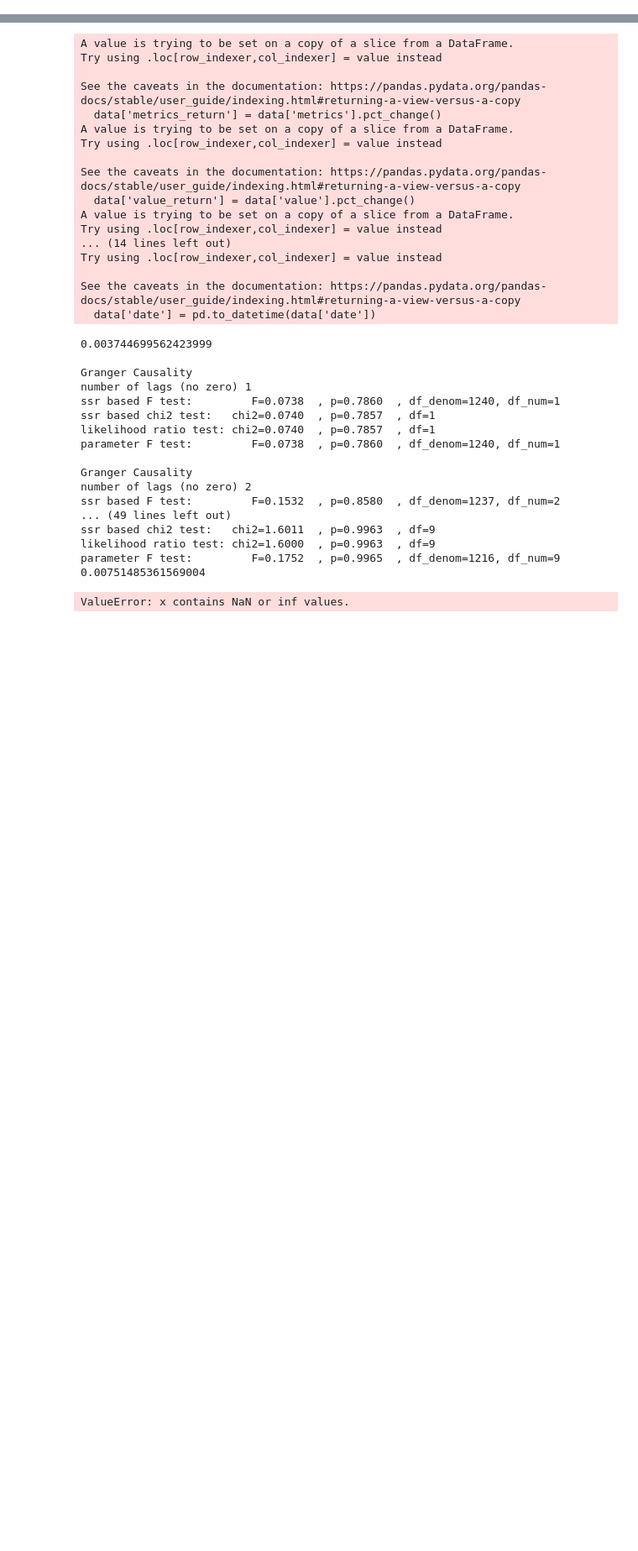
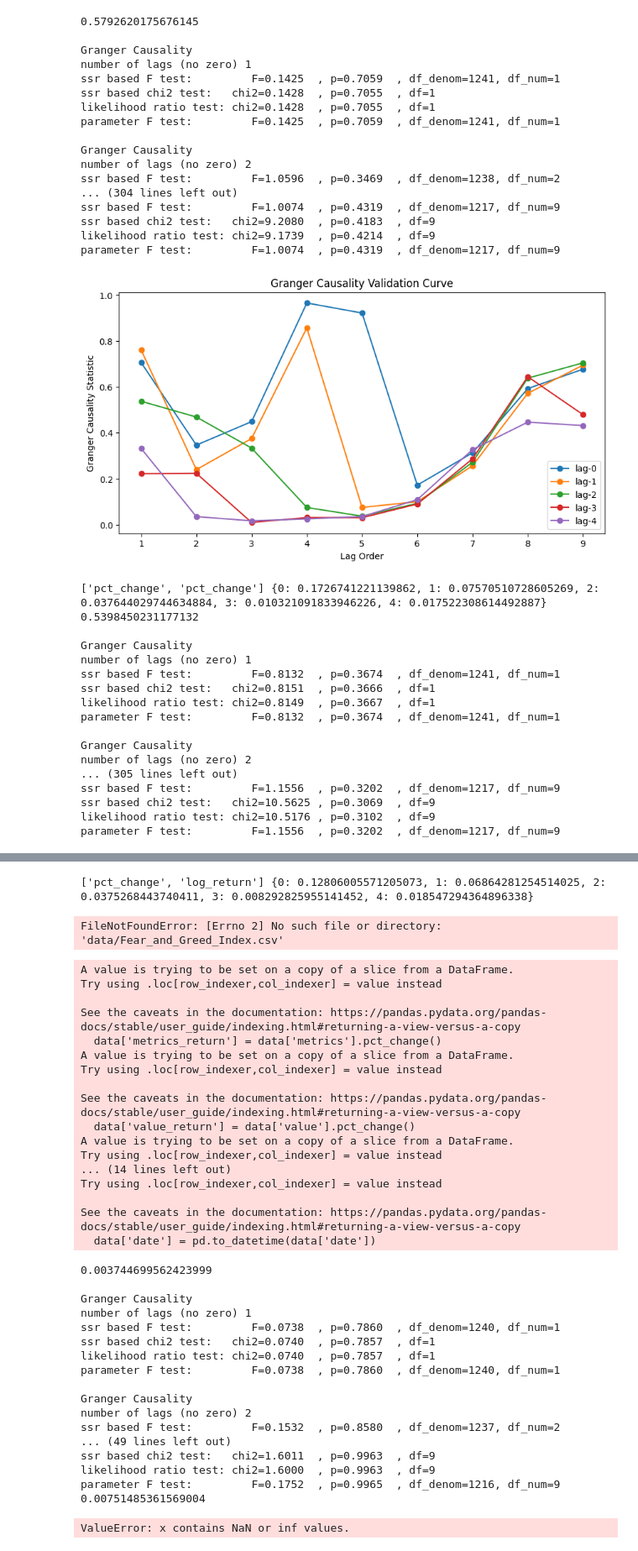
Before and after one commit to JachinLin2022/Digital_Research, a Jupyter notebook: PredictModel/granger_test.ipynb, the cells around one changed output, grey strips where cells are left out. Shown at 84% size. Cells and saved outputs as stored; diff of their text form; code cells hidden in the pictures; blank space fills up the shorter version.

```diff
--- a/PredictModel/granger_test.ipynb
+++ b/PredictModel/granger_test.ipynb
@@ -99,30 +99,68 @@ def show_test(data, lag,diff_type):
 #     lags, results = show_test(data.copy(), lag, ['pct_change','log_return'])
 #     plt.plot(lags, results, marker='o',label=f'lag-{lag}')
 #     result_map[lag] = min(results)
 # plt.xlabel('Lag Order')
 # plt.ylabel('Granger Causality Statistic')
 # plt.title('Granger Causality Validation Curve')
 # plt.legend()
 # plt.show()
 # print(result_map)
 
 for diff_type1 in ['pct_change','diff','log_return']:
     for diff_type2 in ['pct_change','diff','log_return']:
         diff_type = []
         diff_type.append(diff_type1)
         diff_type.append(diff_type2)
         result_map = {}
         plt.figure(figsize=(10, 5))
         for lag in range(5):
             lags, results = show_test(data.copy(), lag, diff_type)
             plt.plot(lags, results, marker='o',label=f'lag-{lag}')
             result_map[lag] = min(results)
 
 
         plt.xlabel('Lag Order')
         plt.ylabel('Granger Causality Statistic')
         plt.title('Granger Causality Validation Curve')
         plt.legend()
         plt.show()
 
         print(diff_type, result_map)
+
+    break
+# %% [output]
+0.5792620175676145
+
+Granger Causality
+number of lags (no zero) 1
+ssr based F test:         F=0.1425  , p=0.7059  , df_denom=1241, df_num=1
+ssr based chi2 test:   chi2=0.1428  , p=0.7055  , df=1
+likelihood ratio test: chi2=0.1428  , p=0.7055  , df=1
+parameter F test:         F=0.1425  , p=0.7059  , df_denom=1241, df_num=1
+
+Granger Causality
+number of lags (no zero) 2
+ssr based F test:         F=1.0596  , p=0.3469  , df_denom=1238, df_num=2
+... (304 lines left out)
+ssr based F test:         F=1.0074  , p=0.4319  , df_denom=1217, df_num=9
+ssr based chi2 test:   chi2=9.2080  , p=0.4183  , df=9
+likelihood ratio test: chi2=9.1739  , p=0.4214  , df=9
+parameter F test:         F=1.0074  , p=0.4319  , df_denom=1217, df_num=9
+[figure, added]
+['pct_change', 'pct_change'] {0: 0.1726741221139862, 1: 0.07570510728605269, 2: 0.037644029744634884, 3: 0.010321091833946226, 4: 0.017522308614492887}
+0.5398450231177132
+
+Granger Causality
+number of lags (no zero) 1
+ssr based F test:         F=0.8132  , p=0.3674  , df_denom=1241, df_num=1
+ssr based chi2 test:   chi2=0.8151  , p=0.3666  , df=1
+likelihood ratio test: chi2=0.8149  , p=0.3667  , df=1
+parameter F test:         F=0.8132  , p=0.3674  , df_denom=1241, df_num=1
+
+Granger Causality
+number of lags (no zero) 2
+... (305 lines left out)
+ssr based F test:         F=1.1556  , p=0.3202  , df_denom=1217, df_num=9
+ssr based chi2 test:   chi2=10.5625 , p=0.3069  , df=9
+likelihood ratio test: chi2=10.5176 , p=0.3102  , df=9
+parameter F test:         F=1.1556  , p=0.3202  , df_denom=1217, df_num=9
@@ -129,3 +186,4 @@ for diff_type1 in ['pct_change','diff','log_return']:
+['pct_change', 'log_return'] {0: 0.12806005571205073, 1: 0.06864281254514025, 2: 0.0375268443740411, 3: 0.008292825955141452, 4: 0.018547294364896338}
 # %%
 from sklearn.preprocessing import MinMaxScaler
 from statsmodels.tsa.stattools import grangercausalitytests
@@ -228,6 +286,8 @@ plt.legend()
 plt.show()
 
 print(result_map)
+# %% [output]
+FileNotFoundError: [Errno 2] No such file or directory: 'data/Fear_and_Greed_Index.csv'
 # %%
 from sklearn.preprocessing import MinMaxScaler
 from statsmodels.tsa.stattools import grangercausalitytests
```
Also changed, not shown: parts of 1 cell of this notebook, 1 other file.
